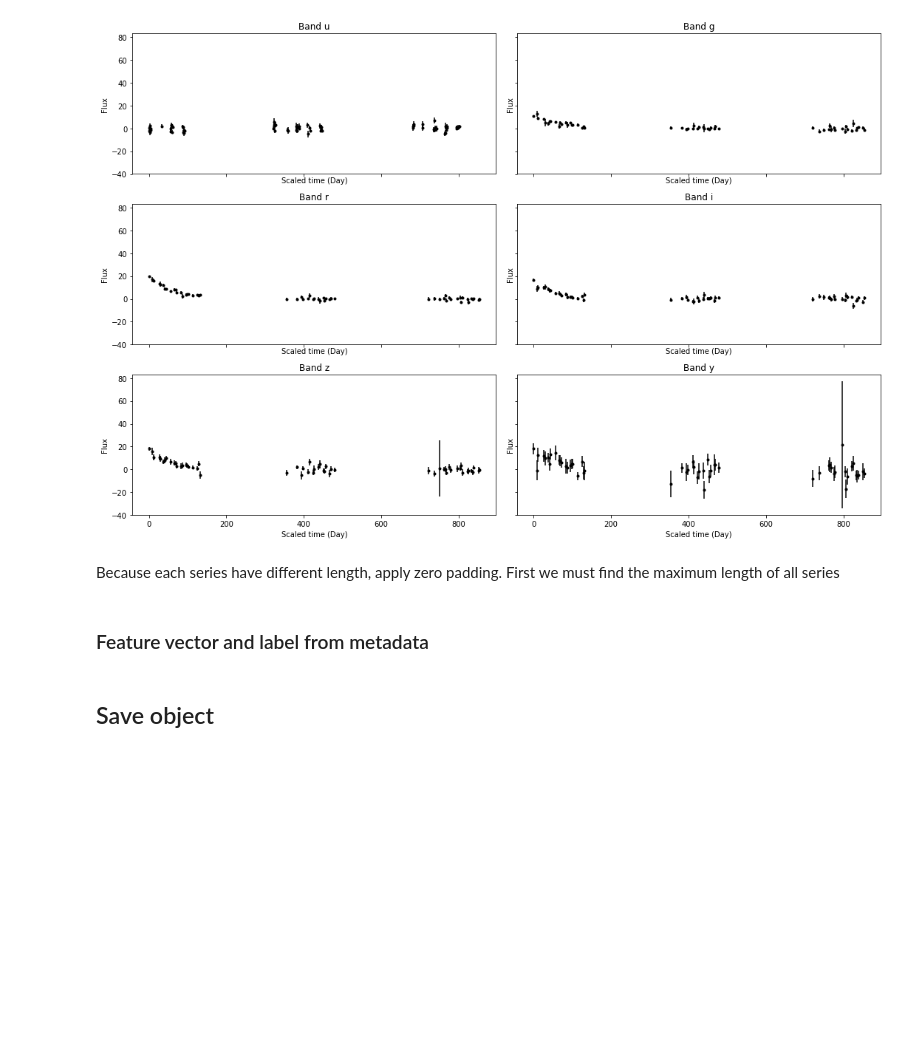
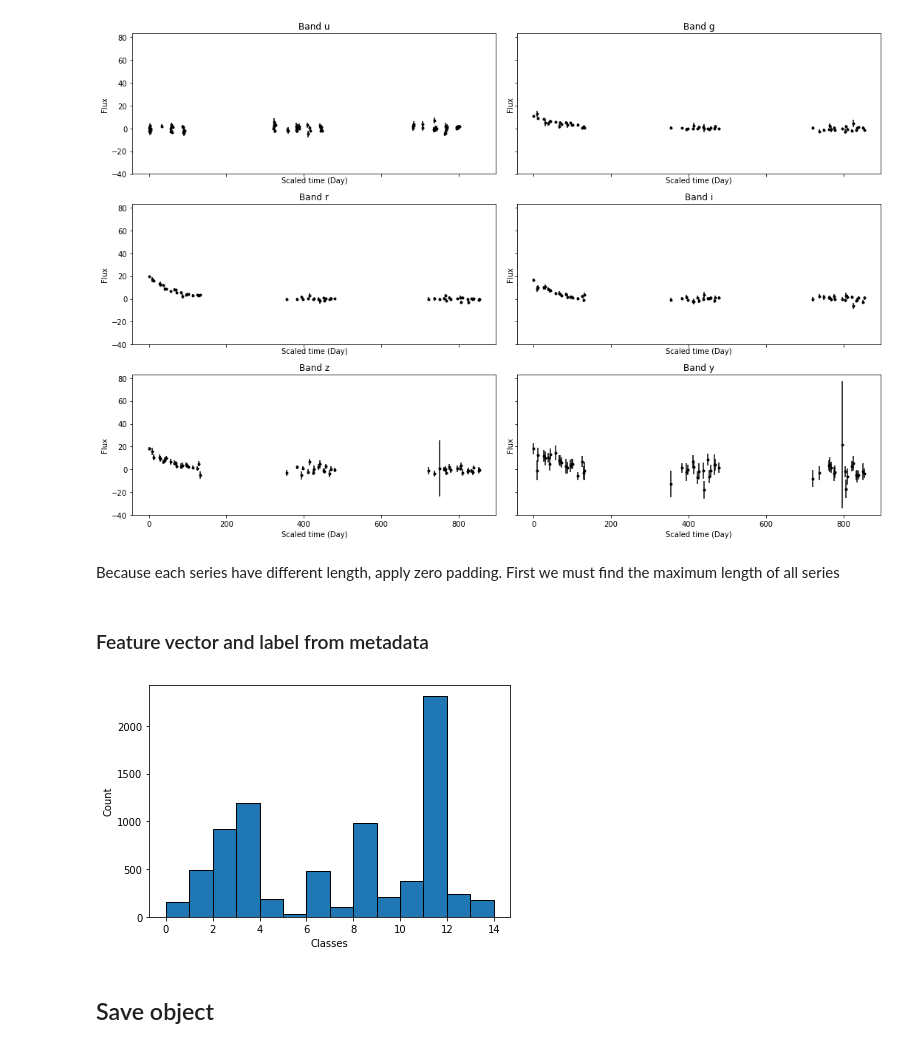
Before and after one commit to tnguy51/plasticc, a Jupyter notebook: preprocess.ipynb, the cells around one changed output. Saved outputs shown, nothing was run; the diff lists cells and outputs as text; code cells hidden in the pictures; blank space fills up the shorter version.

```diff
--- a/preprocess.ipynb
+++ b/preprocess.ipynb
@@ -114,6 +114,17 @@ metaX[:, 7] = metadata['mwebv'].values
 yraw = metadata['target']
 ylabel = LabelEncoder().fit_transform(yraw)
 y = OneHotEncoder(sparse=False).fit_transform(ylabel.reshape(-1, 1))
+# %%
+fig, ax = plt.subplots(1)
+
+ax.hist(ylabel, edgecolor='k', bins=np.arange(15))
+ax.set(xlabel='Classes', ylabel='Count')
+
+fig.tight_layout()
+
+plt.savefig('class_distribution.png', dpi=100, bbox_inches='tight')
+# %% [output]
+[figure, added]
 # %% [markdown]
 ## Save object
 # %%
```
Also changed, not shown: 3 other files.
